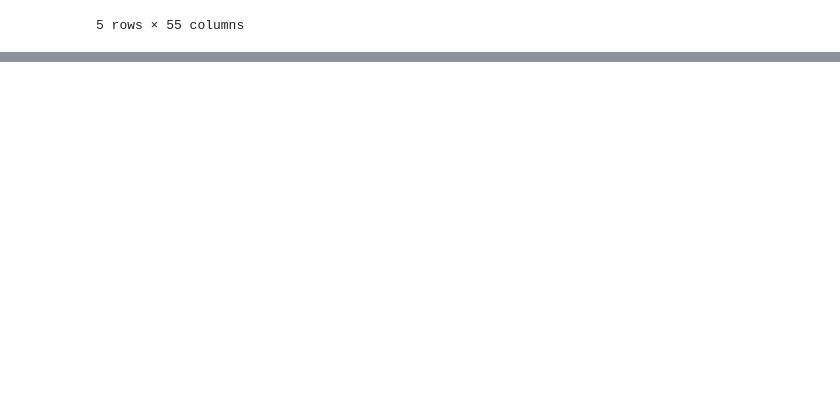
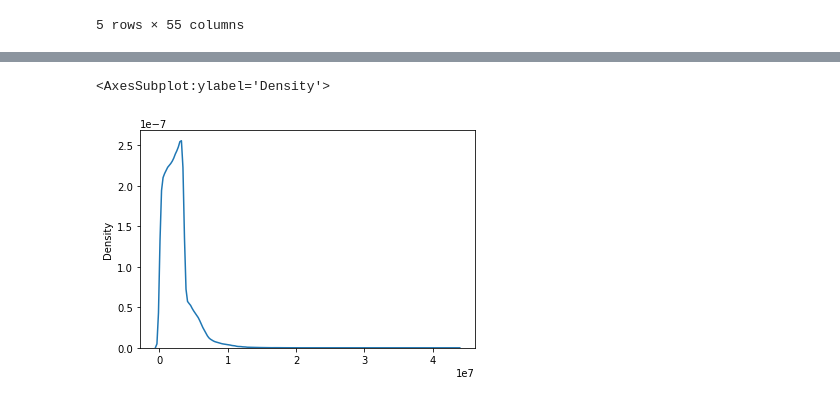
Before and after one commit to Stella-Mutacho/10Academy_Tellco_Project, a Jupyter notebook: Notebooks/Cleaning data.ipynb, the cells around one changed output, grey strips where cells are left out. Cells and saved outputs as stored; diff of their text form; code cells hidden in the pictures; blank space fills up the shorter version.

```diff
--- a/Notebooks/Cleaning data.ipynb
+++ b/Notebooks/Cleaning data.ipynb
@@ -79,0 +346,8 @@ data.head()
+# %%
+def combine_columns(columns,df):
+    for key in columns:
+        col1= columns[key][0]
+        col2= columns[key][1]
+        df[key]= df[col1]+df[col2]
+        df= df.drop(columns=[col1,col2])
+    return df
@@ -79,0 +376,12 @@ data.head()
+# %%
+#creating a dict with columns to be combined
+columns = {'Social media data vol':['Social Media DL (Bytes)','Social Media UL (Bytes)'],
+           'Google data vol':['Google DL (Bytes)', 'Google UL (Bytes)'],
+           'email data vol':['Email DL (Bytes)', 'Email UL (Bytes)'],
+           'Youtube data vol':['Youtube DL (Bytes)', 'Youtube UL (Bytes)'],
+           'Netflix data vol':['Netflix DL (Bytes)', 'Netflix UL (Bytes)'],
+           'Gaming data vol':['Gaming DL (Bytes)', 'Gaming UL (Bytes)'],
+           'Other_apps data vol':['Other DL (Bytes)', 'Other UL (Bytes)']
+          }
+data_volumes= combine_columns(columns,info)
+data_volumes.head()
@@ -79,0 +475,5 @@ data.head()
+# %%
+sns.distplot(x= data_volumes['Social media data vol'], hist=False)
+# %% [output]
+<AxesSubplot:ylabel='Density'>
+[figure, added]
```
Also changed, not shown: parts of 114 cells of this notebook.
